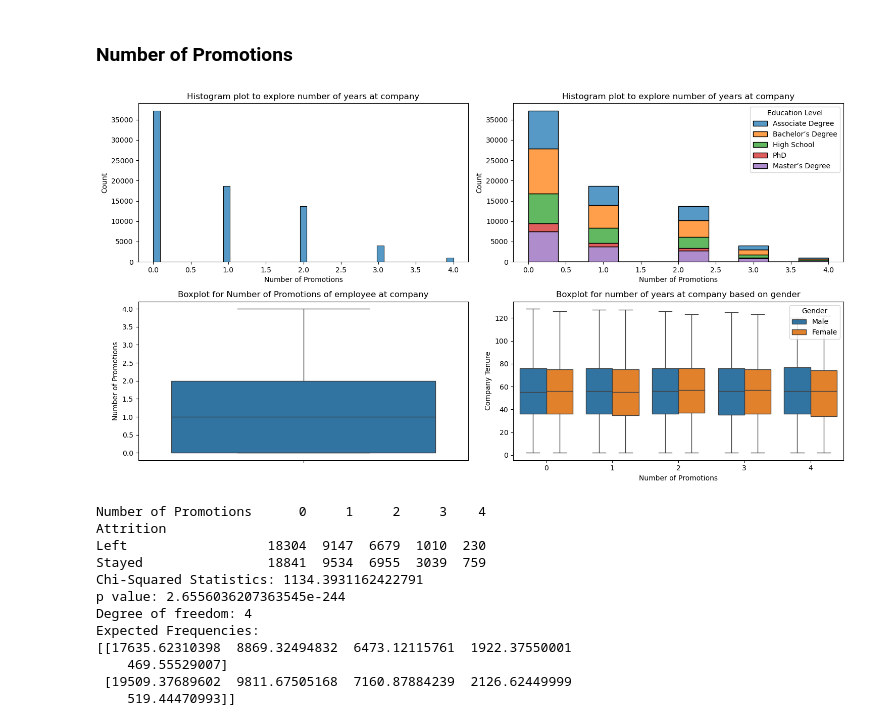
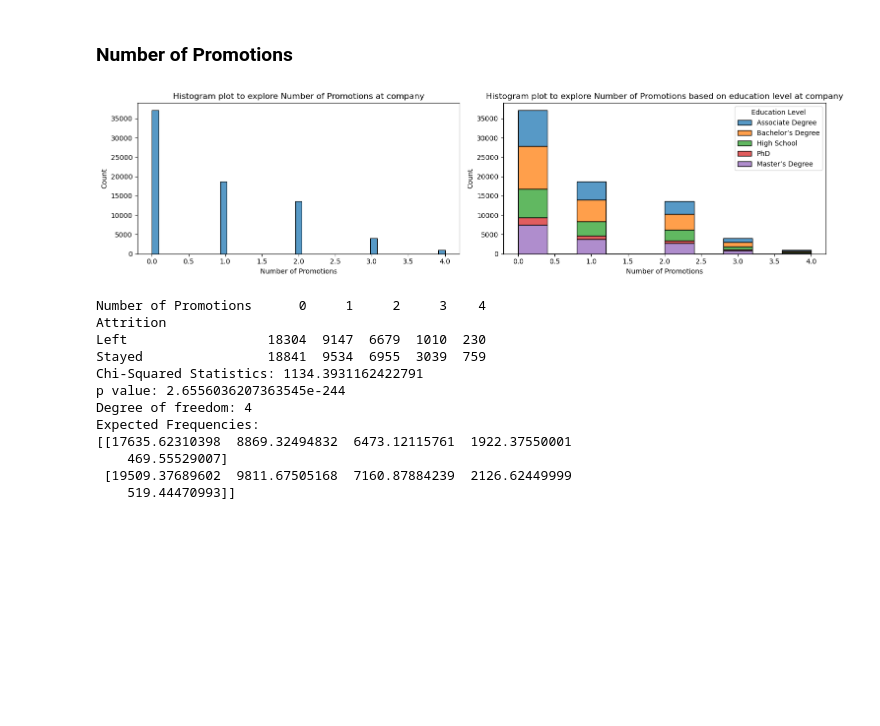
Before and after one commit to buddhathapa12/employment_attrition_analysis, a Jupyter notebook: employment_attrition.ipynb, the cells around one changed output. Saved outputs shown, nothing was run; the diff lists cells and outputs as text; code cells hidden in the pictures; blank space fills up the shorter version.

```diff
--- a/employment_attrition.ipynb
+++ b/employment_attrition.ipynb
@@ -370,22 +368,16 @@ Performance rating is signifiant.
 # %% [markdown]
 ### Number of Promotions
 # %%
-fig, axs= plt.subplots(2, 2, figsize= (15, 8))
-sns.histplot(data= employee_df, x= "Number of Promotions", legend= True, ax= axs[0, 0])
-axs[0, 0].set_title("Histogram plot to explore number of years at company")
-sns.histplot(data= employee_df, x= "Number of Promotions", bins= 10, hue= "Education Level",legend= True,  multiple="stack", ax= axs[0, 1])
-axs[0, 1].set_title("Histogram plot to explore number of years at company")
-
-sns.boxplot(data= employee_df, y= "Number of Promotions", ax= axs[1, 0])
-axs[1, 0].set_title("Boxplot for Number of Promotions of employee at company")
-
-sns.boxplot(data= employee_df, x= "Number of Promotions", y= "Company Tenure", hue="Gender", ax= axs[1, 1])
-axs[1, 1].set_title("Boxplot for number of years at company based on gender")
+fig, axs= plt.subplots(1, 2, figsize= (15, 4))
+sns.histplot(data= employee_df, x= "Number of Promotions", legend= True, ax= axs[0])
+axs[0].set_title("Histogram plot to explore Number of Promotions at company")
+sns.histplot(data= employee_df, x= "Number of Promotions", bins= 10, hue= "Education Level",legend= True,  multiple="stack", ax= axs[1])
+axs[1].set_title("Histogram plot to explore Number of Promotions based on education level at company")
 
 plt.tight_layout()
 plt.show()
 # %% [output]
-[figure, old version]
+[figure, new version]
 # %%
 # Chi-square test for Attrition and Work-life balance as both are categorical records.
 
```
Also changed, not shown: parts of 22 cells of this notebook.
